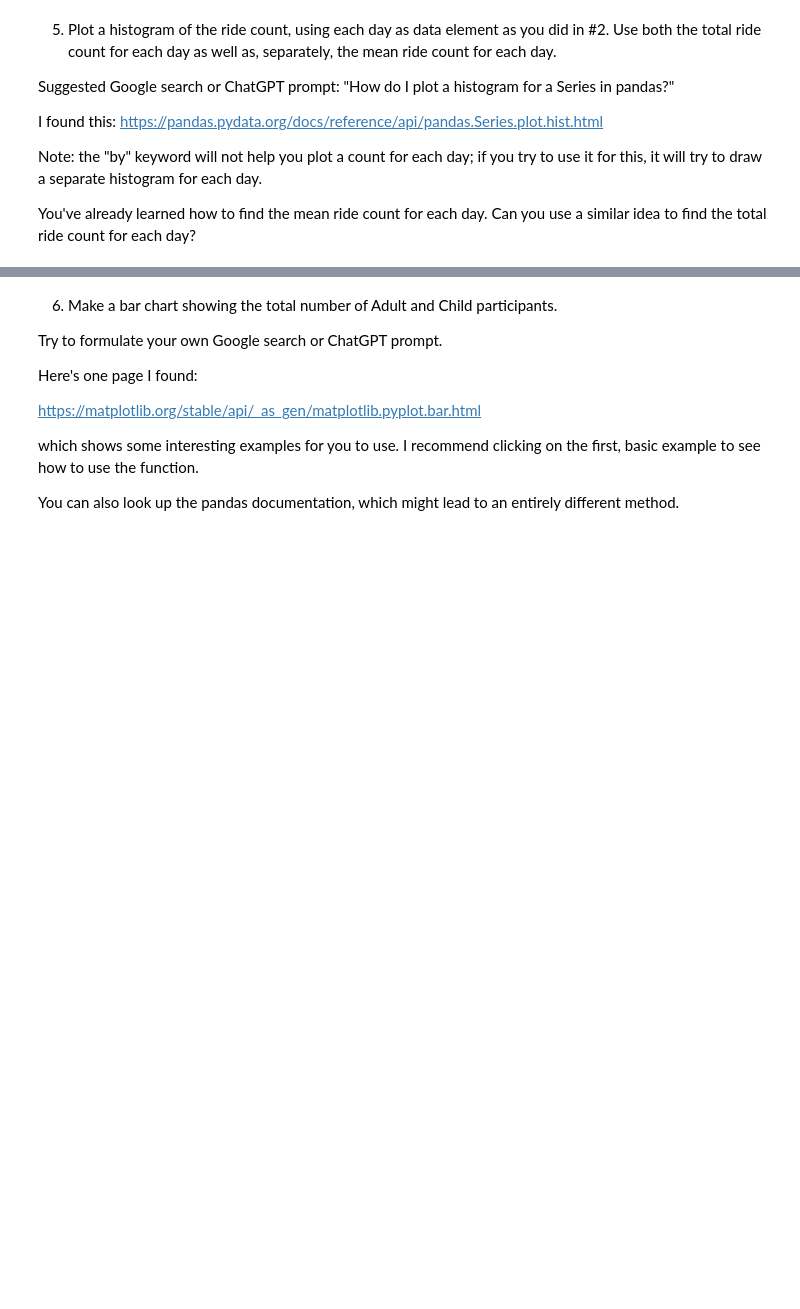
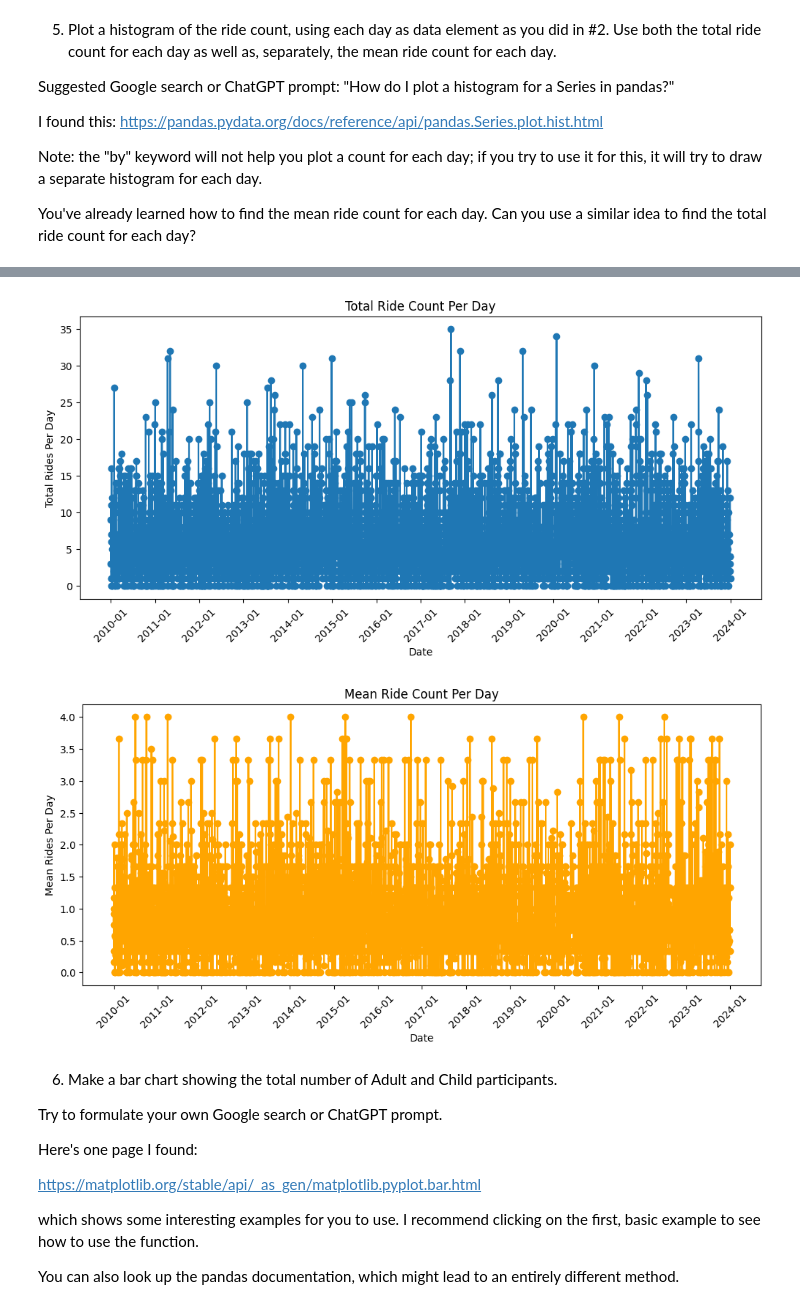
Before and after one commit to SergeyNelyapenkoBU/2025-spring-B2, a Jupyter notebook: OMDS-ModB2-Week3-Nelyapenko-Sergey.ipynb, the cells around one changed output, grey strips where cells are left out. Saved outputs shown, nothing was run; the diff lists cells and outputs as text; code cells hidden in the pictures; blank space fills up the shorter version.

```diff
--- a/OMDS-ModB2-Week3-Nelyapenko-Sergey.ipynb
+++ b/OMDS-ModB2-Week3-Nelyapenko-Sergey.ipynb
@@ -338,3 +359,28 @@ You've already learned how to find the mean ride count for each day.  Can you us
+# %%
+# Plot total ride count per day over time
+plt.figure(figsize=(12, 5))
+plt.plot(daily_total_rides.index, daily_total_rides.values, marker='o', linestyle='-')
+plt.xlabel("Date")
+plt.ylabel("Total Rides Per Day")
+plt.title("Total Ride Count Per Day")
+plt.xticks(rotation=45)
+plt.gca().xaxis.set_major_locator(mdates.YearLocator())
+plt.gca().xaxis.set_major_formatter(mdates.DateFormatter('%Y-%m'))
+plt.show()
+
+# Plot mean ride count per day over time
+plt.figure(figsize=(12, 5))
+plt.plot(daily_mean_rides.index, daily_mean_rides.values, marker='o', linestyle='-', color='orange')
+plt.xlabel("Date")
+plt.ylabel("Mean Rides Per Day")
+plt.title("Mean Ride Count Per Day")
+plt.xticks(rotation=45)
+plt.gca().xaxis.set_major_locator(mdates.YearLocator())
+plt.gca().xaxis.set_major_formatter(mdates.DateFormatter('%Y-%m'))
+plt.show()
+# %% [output]
+[figure, added]
+[figure, added]
 # %% [markdown]
 6. Make a bar chart showing the total number of Adult and Child participants.
 
```
Also changed, not shown: parts of 6 cells of this notebook, 2 other files.
